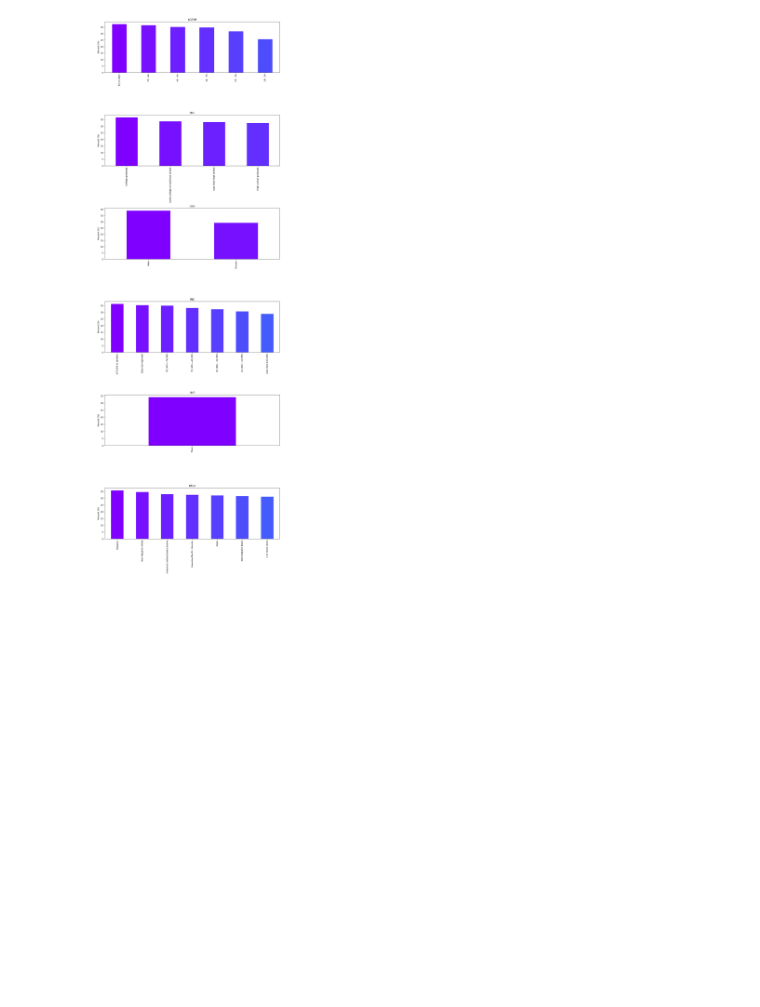
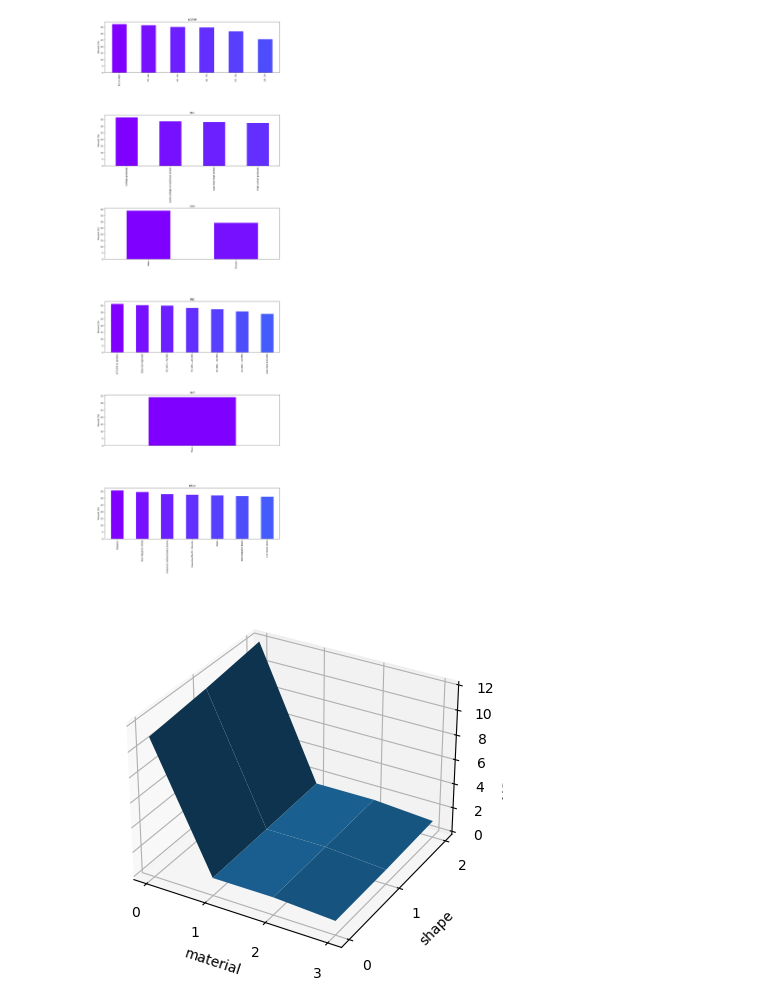
Before and after one commit to hatkiet/Project_3-Obesity-Analysis-and-Its-impacts, a Jupyter notebook: Clean_Visual_K2.ipynb, the cells around one changed output. Drawn from its saved outputs; the diff is of its cells as text; code cells hidden in the pictures; blank space fills up the shorter version.

```diff
--- a/Clean_Visual_K2.ipynb
+++ b/Clean_Visual_K2.ipynb
@@ -415,3 +419,49 @@ plt.tight_layout()
 plt.show()
 # %% [output]
 [figure]
+# %%
+def plottable_3d_info(df: pd.DataFrame):
+
+    index = df.index
+    columns = df.columns
+
+    x, y = np.meshgrid(np.arange(len(columns)), np.arange(len(index)))
+    z = np.array([[df[c][i] for c in columns] for i in index])
+
+    xticks = dict(ticks=np.arange(len(columns)), labels=columns)
+    yticks = dict(ticks=np.arange(len(index)), labels=index)
+
+    return x, y, z, xticks, yticks
+
+
+### Compose your data.
+the_data = pd.DataFrame(
+    data=[
+        [11.0, 1.20, 1.20, 0.90],
+        [11.43, 1.31, 1.32, 0.95],
+        [12.01, 1.45, 1.47, 1.11],
+    ],
+#     index=['triangle', 'square', 'hexagon'],
+#     columns=['sodium', 'nylon 11', 'nylon 12', 'abs'],
+)
+
+### Transform to Matplotlib friendly format.
+x, y, z, xticks, yticks = plottable_3d_info(the_data)
+
+### Set up axes and put data on the surface.
+fig = plt.figure()
+axes = fig.add_subplot(projection='3d')
+axes.plot_surface(x, y, z)
+
+### Customize labels and ticks (only really necessary with
+### non-numeric axes).
+axes.set_xlabel('material')
+axes.set_ylabel('shape')
+axes.set_zlabel('USD per item')
+axes.set_zlim3d(bottom=0)
+plt.xticks(**xticks)
+plt.yticks(**yticks)
+
+plt.show()
+# %% [output]
+[figure, added]
```
Also changed, not shown: parts of 3 cells of this notebook, 11 other files.
